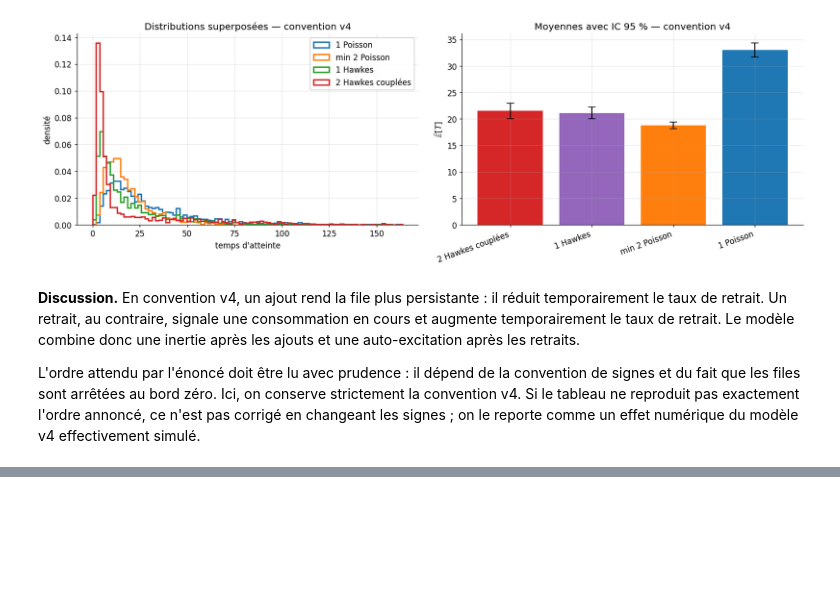
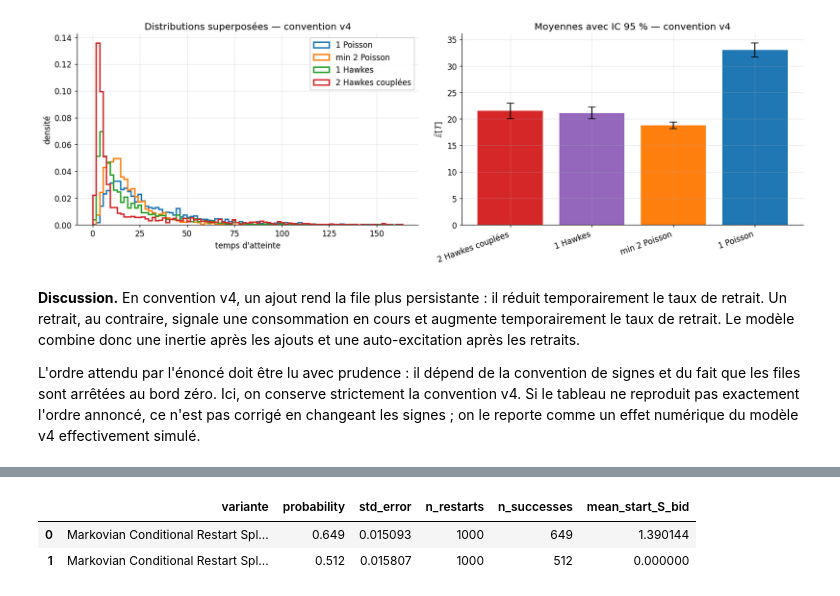
Before and after one commit to ApolloHong/Modal_Order_Book, a Jupyter notebook: nb2_124_files_hawkes_couplees.ipynb, the cells around one changed output, grey strips where cells are left out. Drawn from its saved outputs; the diff is of its cells as text; code cells hidden in the pictures; blank space fills up the shorter version.

```diff
--- a/nb2_124_files_hawkes_couplees.ipynb
+++ b/nb2_124_files_hawkes_couplees.ipynb
@@ -936,0 +1020,35 @@ print("Diagnostics AMS:", ams_hawkes_rare["result"].diagnostics.get("warnings",
+# %%
+bid_reset = restart_from_boundary_distribution(
+    checkpoints=bid_mcrs["boundary_sample"],
+    simulator=hawkes_restart_simulator,
+    local_target_fn=local_depletion_target_fn(-1),
+    recovery_fn=local_recovery_fn(-1, 2),
+    horizon_local=MCRS_HAWKES_LOCAL_T,
+    n_restarts=MCRS_HAWKES_RESTARTS,
+    rng=SEED + 10,
+    reset_excitation=True,
+)
+
+diagnostic_reset = pd.DataFrame([
+    {
+        "variante": "Markovian Conditional Restart Splitting — S correct",
+        "probability": bid_mcrs["result"].probability_estimate,
+        "std_error": bid_mcrs["result"].standard_error,
+        "n_restarts": bid_mcrs["result"].n_restarts,
+        "n_successes": bid_mcrs["result"].n_successes,
+        "mean_start_S_bid": bid_mcrs["result"].observables["start_S"][:, 1].mean(),
+    },
+    {
+        "variante": "Markovian Conditional Restart Splitting — S remis à zéro",
+        "probability": bid_reset.probability_estimate,
+        "std_error": bid_reset.standard_error,
+        "n_restarts": bid_reset.n_restarts,
+        "n_successes": bid_reset.n_successes,
+        "mean_start_S_bid": bid_reset.observables["start_S"][:, 1].mean(),
+    },
+])
+display(diagnostic_reset)
+# %% [output]
+|  | variante | probability | std_error | n_restarts | n_successes | mean_start_S_bid |
+| 0 | Markovian Conditional Restart Spl... | 0.649 | 0.015093 | 1000 | 649 | 1.390144 |
+| 1 | Markovian Conditional Restart Spl... | 0.512 | 0.015807 | 1000 | 512 | 0.000000 |
```
Also changed, not shown: parts of 6 cells of this notebook, 11 other files.
